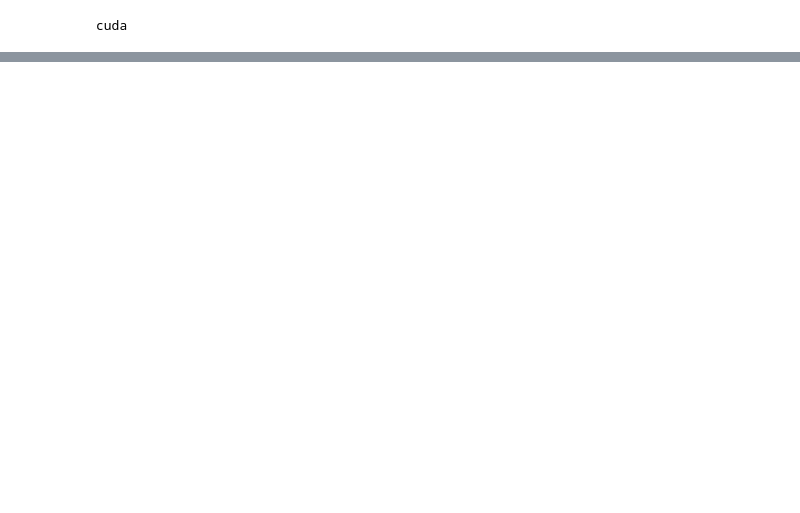
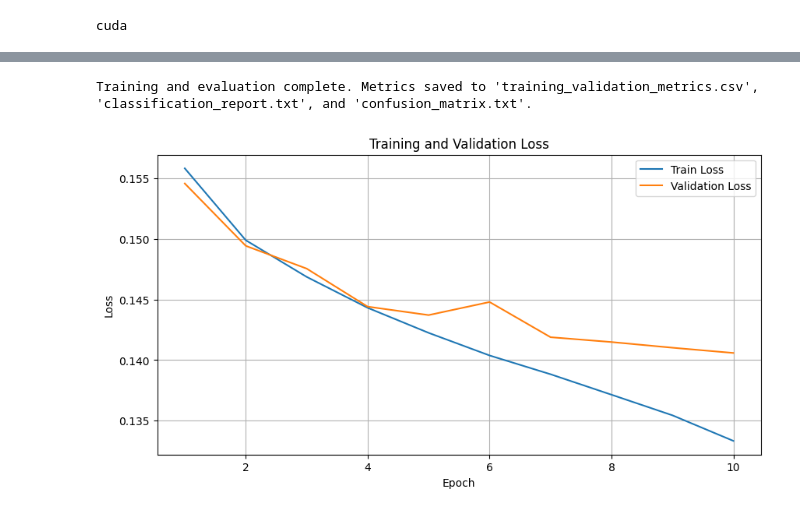
Before and after one commit to RodriguezMarta/ChestX-ray8_classification, a Jupyter notebook: notebooks/02_RestNet50.ipynb, the cells around one changed output, grey strips where cells are left out. Drawn from its saved outputs; the diff is of its cells as text; code cells hidden in the pictures; blank space fills up the shorter version.

```diff
--- a/notebooks/02_RestNet50.ipynb
+++ b/notebooks/02_RestNet50.ipynb
@@ -79,0 +144,57 @@ RuntimeError: Input type (torch.cuda.FloatTensor) and weight type (torch.FloatTe
+# %%
+from sklearn.metrics import classification_report, confusion_matrix
+
+# Evaluar el modelo en el conjunto de prueba
+model.eval()
+test_labels = []
+test_preds = []
+with torch.no_grad():
+    for inputs, labels in test_loader:
+        inputs, labels = inputs.to(device), labels.to(device)
+        outputs = model(inputs)
+        test_labels.append(labels.cpu().numpy())
+        test_preds.append(outputs.cpu().numpy())
+
+test_labels = np.concatenate(test_labels)
+test_preds = np.concatenate(test_preds)
+test_preds = (test_preds > 0.5).astype(int)
+
+# Guardar las etiquetas y predicciones en archivos de texto
+np.savetxt('test_labels.txt', test_labels)
+np.savetxt('test_preds.txt', test_preds)
+
+# Generar el informe de clasificación y la matriz de confusión
+classification_report_str = classification_report(test_labels, test_preds, target_names=list(train_dataset.dataset.label_mapping.keys()), zero_division=0)
+confusion_matrix_str = confusion_matrix(test_labels.argmax(axis=1), test_preds.argmax(axis=1))
+
+# Guardar el informe de clasificación en un archivo
+with open('classification_report.txt', 'w') as f:
+    f.write(classification_report_str)
+
+# Guardar la matriz de confusión en un archivo
+with open('confusion_matrix.txt', 'w') as f:
+    f.write(np.array2string(confusion_matrix_str))
+
+print("Training and evaluation complete. Metrics saved to 'training_validation_metrics.csv', 'classification_report.txt', and 'confusion_matrix.txt'.")
+# %% [output]
+Training and evaluation complete. Metrics saved to 'training_validation_metrics.csv', 'classification_report.txt', and 'confusion_matrix.txt'.
+# %%
+import matplotlib.pyplot as plt
+import pandas as pd
+
+# Cargar las métricas de entrenamiento y validación desde el archivo CSV
+metrics_df = pd.read_csv('training_validation_metrics.csv')
+
+# Graficar la pérdida de entrenamiento y validación
+plt.figure(figsize=(10, 5))
+plt.plot(metrics_df['epoch'], metrics_df['train_loss'], label='Train Loss')
+plt.plot(metrics_df['epoch'], metrics_df['val_loss'], label='Validation Loss')
+plt.xlabel('Epoch')
+plt.ylabel('Loss')
+plt.title('Training and Validation Loss')
+plt.legend()
+plt.grid(True)
+plt.savefig('loss_plot.png')
+plt.show()
+# %% [output]
+[figure, added]
```
Also changed, not shown: parts of 6 cells of this notebook, 16 other files.
